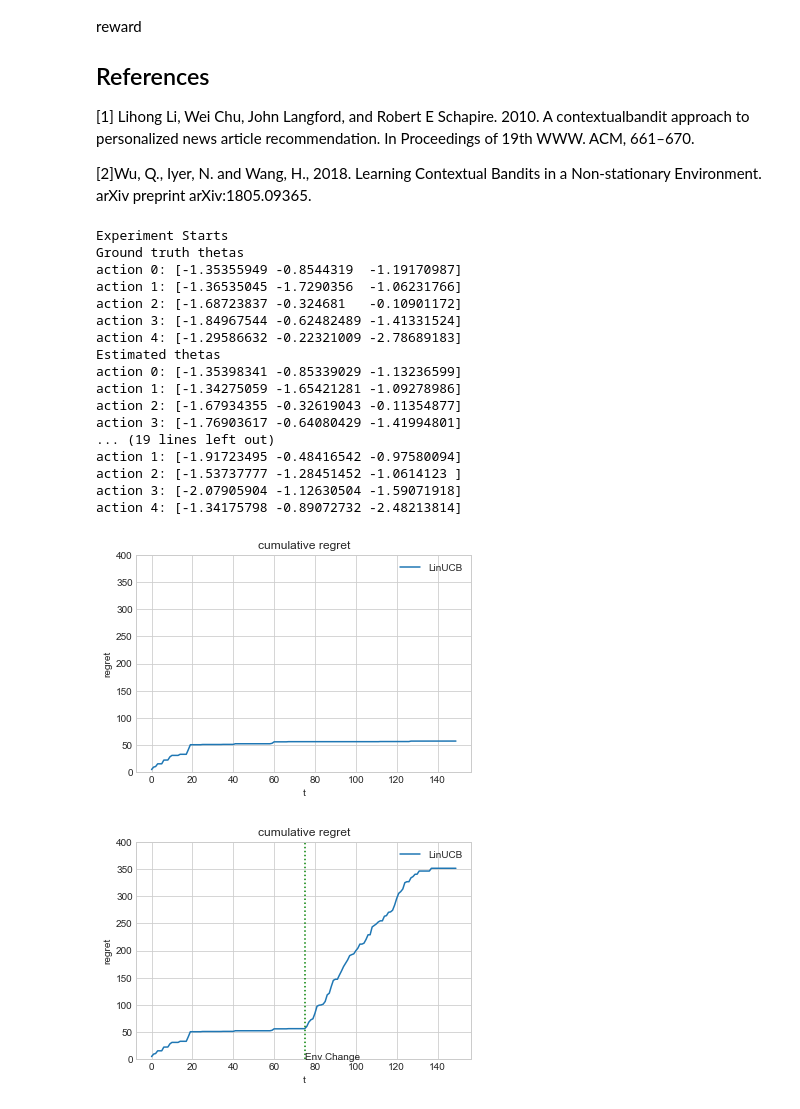
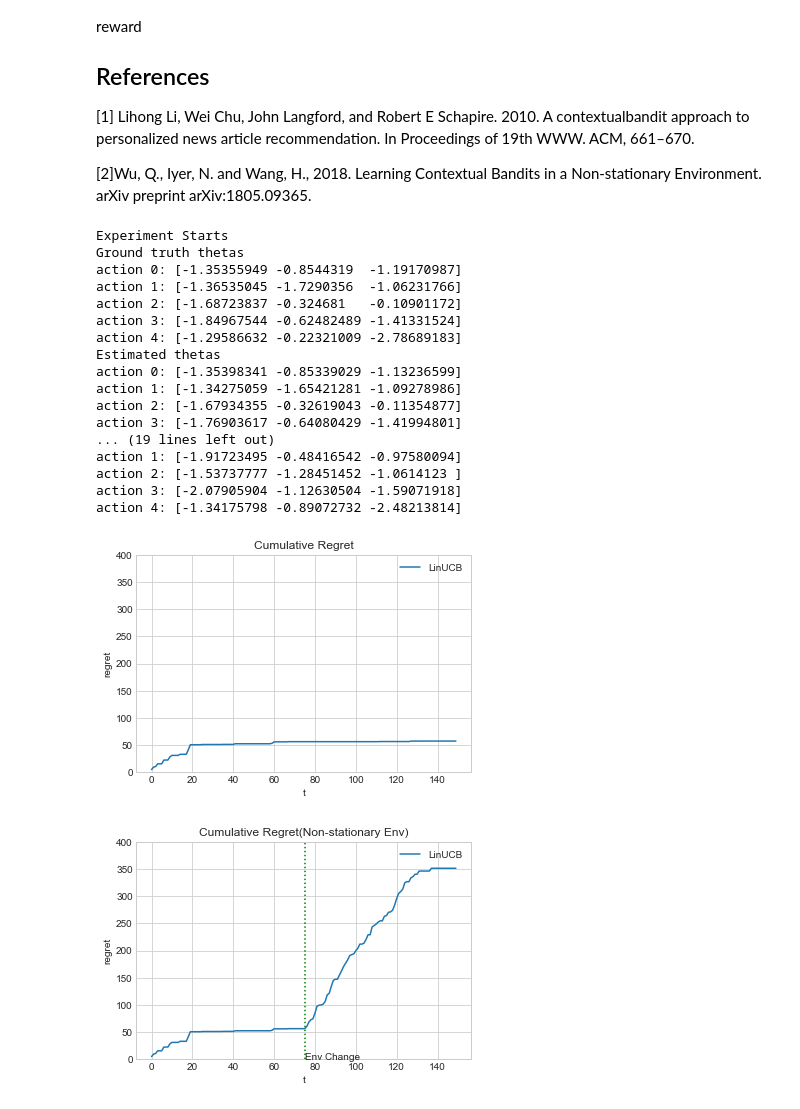
Before and after one commit to stephengou/Contextual-Multi-Armed-Bandit, a Jupyter notebook: Non-Stationary Contextual MAB.ipynb, the cells around one changed output. Cells and saved outputs as stored; diff of their text form; code cells hidden in the pictures.

Commit message:
Update plot titles

```diff
--- a/Non-Stationary Contextual MAB.ipynb
+++ b/Non-Stationary Contextual MAB.ipynb
@@ -153,7 +153,7 @@ class Experiment():
             print('action ' + str(a) + ': ' + str(model.thetas[a]))
 
         fig,ax = plt.subplots()
-        ax.set_title('cumulative regret')
+        ax.set_title('Cumulative Regret' if not self.non_stationary else 'Cumulative Regret(Non-stationary Env)')
         ax.set_xlabel('t')
         ax.set_ylabel('regret')
         ax.set_ylim(0.,400.)
@@ -162,32 +162,32 @@ class Experiment():
             ax.axvline(x=t_change,linestyle=':',color='green')
             ax.text(t_change,0.,'Env Change')
         ax.legend()
 
         return
 
 
 ITERATIONS = 150
 exp1 = Experiment(ITERATIONS,'LinUCB',False)
 exp2 =  Experiment(ITERATIONS,'LinUCB',True)
 exp1.run()
 exp2.run()
 # %% [output]
 Experiment Starts
 Ground truth thetas
 action 0: [-1.35355949 -0.8544319  -1.19170987]
 action 1: [-1.36535045 -1.7290356  -1.06231766]
 action 2: [-1.68723837 -0.324681   -0.10901172]
 action 3: [-1.84967544 -0.62482489 -1.41331524]
 action 4: [-1.29586632 -0.22321009 -2.78689183]
 Estimated thetas
 action 0: [-1.35398341 -0.85339029 -1.13236599]
 action 1: [-1.34275059 -1.65421281 -1.09278986]
 action 2: [-1.67934355 -0.32619043 -0.11354877]
 action 3: [-1.76903617 -0.64080429 -1.41994801]
 ... (19 lines left out)
 action 1: [-1.91723495 -0.48416542 -0.97580094]
 action 2: [-1.53737777 -1.28451452 -1.0614123 ]
 action 3: [-2.07905904 -1.12630504 -1.59071918]
 action 4: [-1.34175798 -0.89072732 -2.48213814]
-[figure, old version]
+[figure, new version]
-[figure, old version]
+[figure, new version]
```
